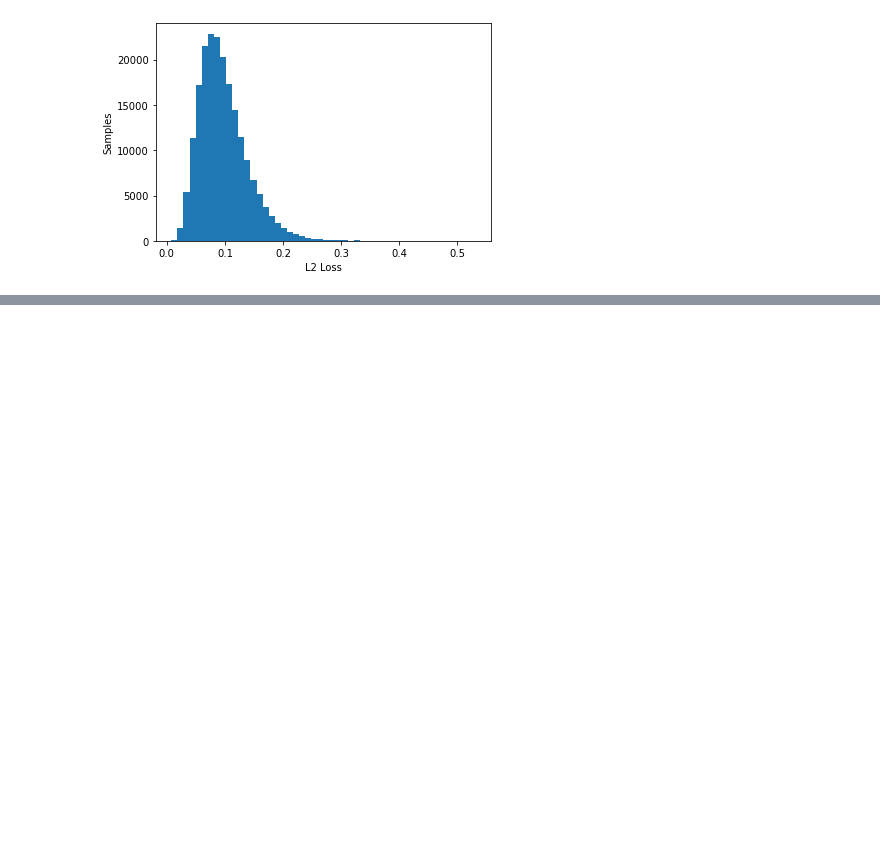
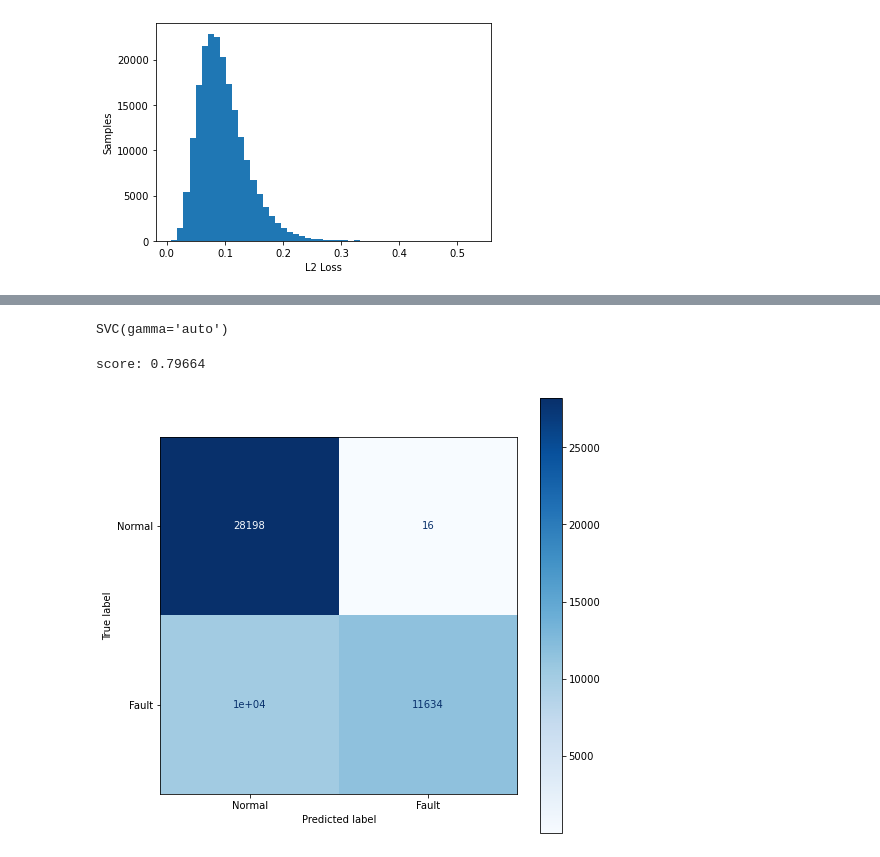
Before and after one commit to antonionicampos/anomaly-detection, a Jupyter notebook: model_training.ipynb, the cells around one changed output, grey strips where cells are left out. Saved outputs shown, nothing was run; the diff lists cells and outputs as text; code cells hidden in the pictures; blank space fills up the shorter version.

```diff
--- a/model_training.ipynb
+++ b/model_training.ipynb
@@ -197,0 +248,12 @@ plt.show()
+# %%
+normal_data = normal.iloc[:, 3:]
+faulty_data = faulty[
+    (faulty['simulationRun'] <= 20) &
+    (faulty['sample'] > 20)
+].iloc[:, 3:]
+
+norm_normal_data = (normal_data - mean) / std
+norm_faulty_data = (faulty_data - mean) / std
+
+print(norm_normal_data.shape)
+print(norm_faulty_data.shape)
@@ -197,0 +263,13 @@ plt.show()
+# %%
+normal_encoded = model.encoder(norm_normal_data.values).numpy()
+faulty_encoded = model.encoder(norm_faulty_data.values).numpy()
+
+normal_encoded = pd.DataFrame(normal_encoded, columns=[f'enc_{num+1}' for num in range(normal_encoded.shape[1])])
+faulty_encoded = pd.DataFrame(faulty_encoded, columns=[f'enc_{num+1}' for num in range(faulty_encoded.shape[1])])
+normal_encoded['fault'] = 0.0
+faulty_encoded['fault'] = 1.0
+
+data = pd.concat([normal_encoded, faulty_encoded], ignore_index=True)
+data = data.sample(n=25000)
+print(data['fault'].value_counts())
+display(data)
@@ -197,0 +293,21 @@ plt.show()
+# %%
+from sklearn.svm import SVC
+from sklearn.metrics import plot_confusion_matrix
+
+X = data.iloc[:, :-1].values
+y = data.iloc[:, -1].values
+
+clf = SVC(C=1.0, kernel='rbf', gamma='auto', verbose=True)
+clf.fit(X, y)
+# %% [output]
+SVC(gamma='auto')
+# %%
+print(f'score: {clf.score(X, y)}')
+# %% [output]
+score: 0.79664
+# %%
+fig, ax = plt.subplots(figsize=(8, 8))
+plot_confusion_matrix(clf, X, y, display_labels=['Normal', 'Fault'],
+                      cmap=plt.cm.Blues, normalize=None, ax=ax);
+# %% [output]
+[figure, added]
```
Also changed, not shown: parts of 16 cells of this notebook.
